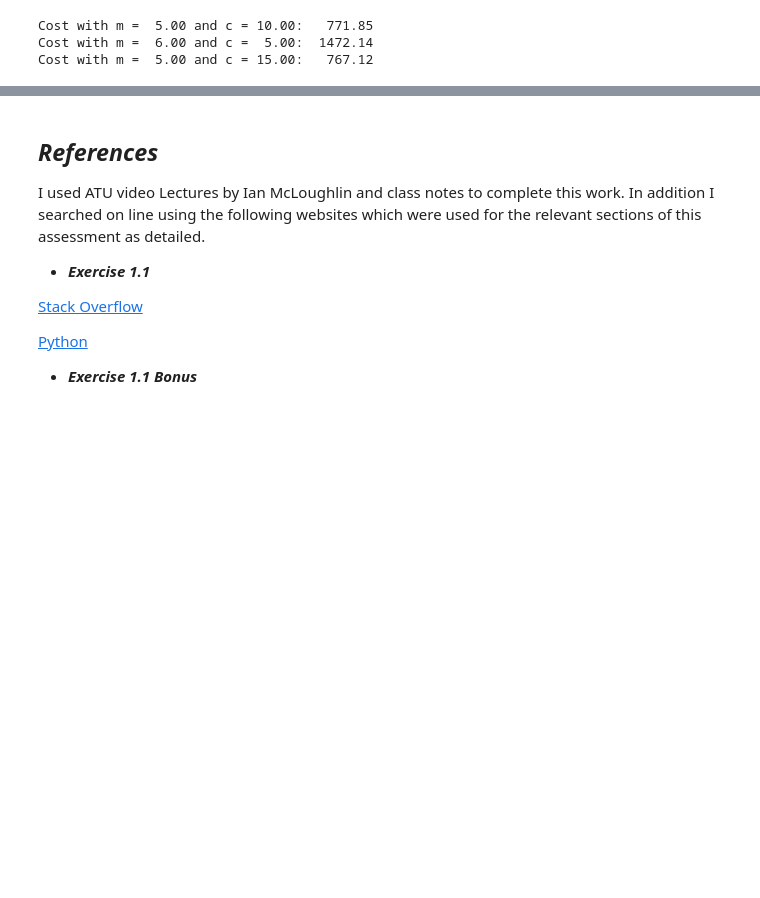
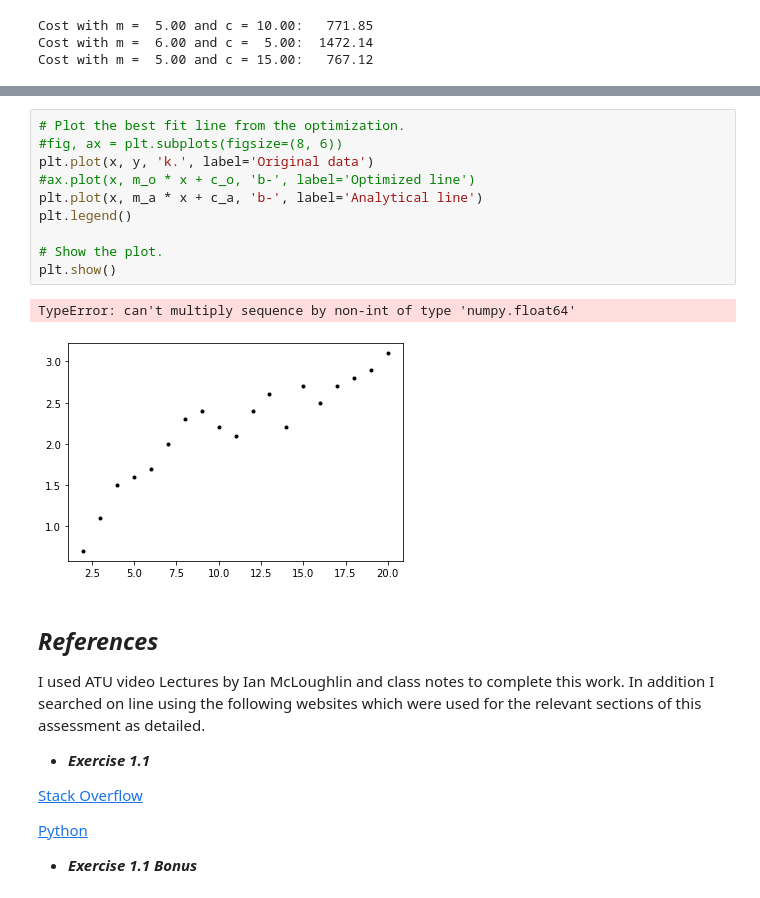
Before and after one commit to LauraBrogan/2022-MLS-Assessment, a Jupyter notebook: Regular Tasks/Models-Tasks.ipynb, the cells around one changed output, grey strips where cells are left out. Drawn from its saved outputs; the diff is of its cells as text; blank space fills up the shorter version.

```diff
--- a/Regular Tasks/Models-Tasks.ipynb
+++ b/Regular Tasks/Models-Tasks.ipynb
@@ -52,3 +94,16 @@ Cost with m =  5.00 and c = 15.00:   767.12
+# %%
+# Plot the best fit line from the optimization.
+#fig, ax = plt.subplots(figsize=(8, 6))
+plt.plot(x, y, 'k.', label='Original data')
+#ax.plot(x, m_o * x + c_o, 'b-', label='Optimized line')
+plt.plot(x, m_a * x + c_a, 'b-', label='Analytical line')
+plt.legend()
+
+# Show the plot.
+plt.show()
+# %% [output]
+TypeError: can't multiply sequence by non-int of type 'numpy.float64'
+[figure, added]
 # %% [markdown]
 ## ***References***
 I used ATU video Lectures by Ian McLoughlin and class notes to complete this work.
```
Also changed, not shown: parts of 8 cells of this notebook.
